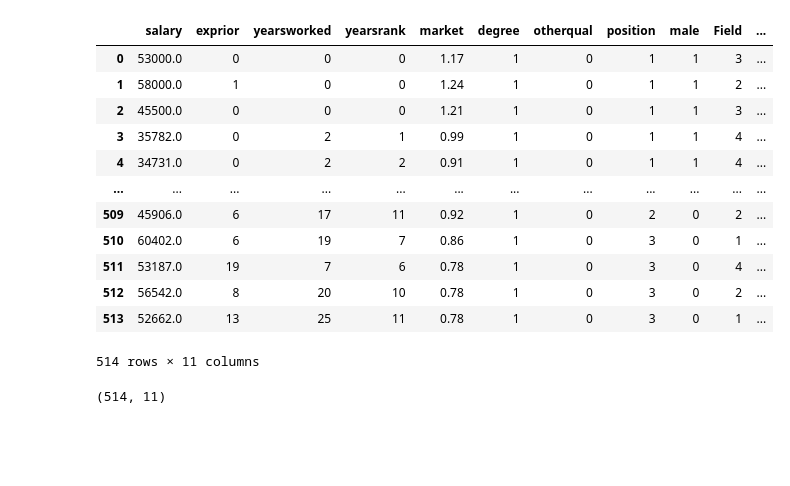
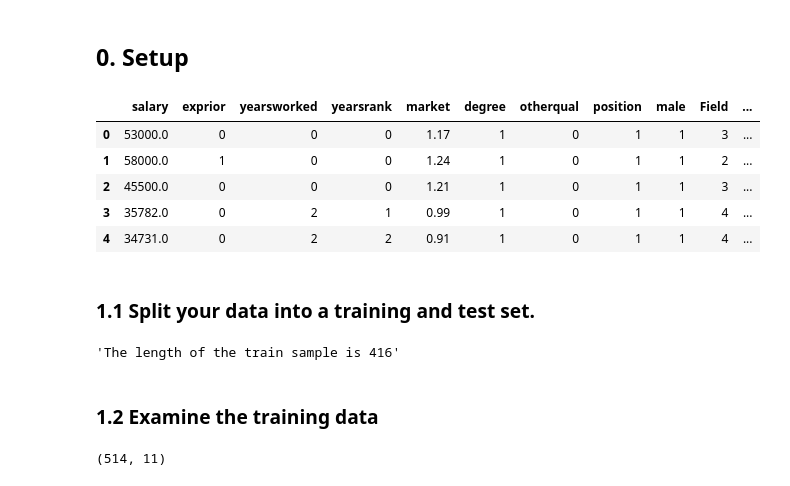
Before and after one commit to tshepojrampai/multivariate_linear_regression, a Jupyter notebook: linear_regression.ipynb, the cells around one changed output. Cells and saved outputs as stored; diff of their text form; code cells hidden in the pictures; blank space fills up the shorter version.

```diff
--- a/linear_regression.ipynb
+++ b/linear_regression.ipynb
@@ -1,3 +1,5 @@
+# %% [markdown]
+## 0. Setup
 # %%
 import pandas as pd
 import numpy as np
@@ -12,18 +17,26 @@ from sklearn.linear_model import LinearRegression
 # %%
 df_salary = pd.read_csv('salary .csv')
-df_salary
+df_salary.head()
 # %% [output]
 |  | salary | exprior | yearsworked | yearsrank | market | degree | otherqual | position | male | Field | ... |
 | 0 | 53000.0 | 0 | 0 | 0 | 1.17 | 1 | 0 | 1 | 1 | 3 | ... |
 | 1 | 58000.0 | 1 | 0 | 0 | 1.24 | 1 | 0 | 1 | 1 | 2 | ... |
 | 2 | 45500.0 | 0 | 0 | 0 | 1.21 | 1 | 0 | 1 | 1 | 3 | ... |
 | 3 | 35782.0 | 0 | 2 | 1 | 0.99 | 1 | 0 | 1 | 1 | 4 | ... |
 | 4 | 34731.0 | 0 | 2 | 2 | 0.91 | 1 | 0 | 1 | 1 | 4 | ... |
-| ... | ... | ... | ... | ... | ... | ... | ... | ... | ... | ... | ... |
-| 509 | 45906.0 | 6 | 17 | 11 | 0.92 | 1 | 0 | 2 | 0 | 2 | ... |
-| 510 | 60402.0 | 6 | 19 | 7 | 0.86 | 1 | 0 | 3 | 0 | 1 | ... |
-| 511 | 53187.0 | 19 | 7 | 6 | 0.78 | 1 | 0 | 3 | 0 | 4 | ... |
-| 512 | 56542.0 | 8 | 20 | 10 | 0.78 | 1 | 0 | 3 | 0 | 2 | ... |
-| 513 | 52662.0 | 13 | 25 | 11 | 0.78 | 1 | 0 | 3 | 0 | 1 | ... |
-514 rows × 11 columns
+# %% [markdown]
+### 1.1 Split your data into a training and test set.
+# %%
+#Splitting the data into the train and test set"
+df_sample = df_salary.loc[:,['salary','yearsworked']]
+
+
+train = np.random.rand(len(df_sample)) < 0.8
+df_train = df_sample[train]
+df_test = df_sample[~train]
+'The length of the train sample is %s'% len(df_train)
+# %% [output]
+'The length of the train sample is 416'
+# %% [markdown]
+### 1.2 Examine the training data
 # %%
```
Also changed, not shown: parts of 97 cells of this notebook.
